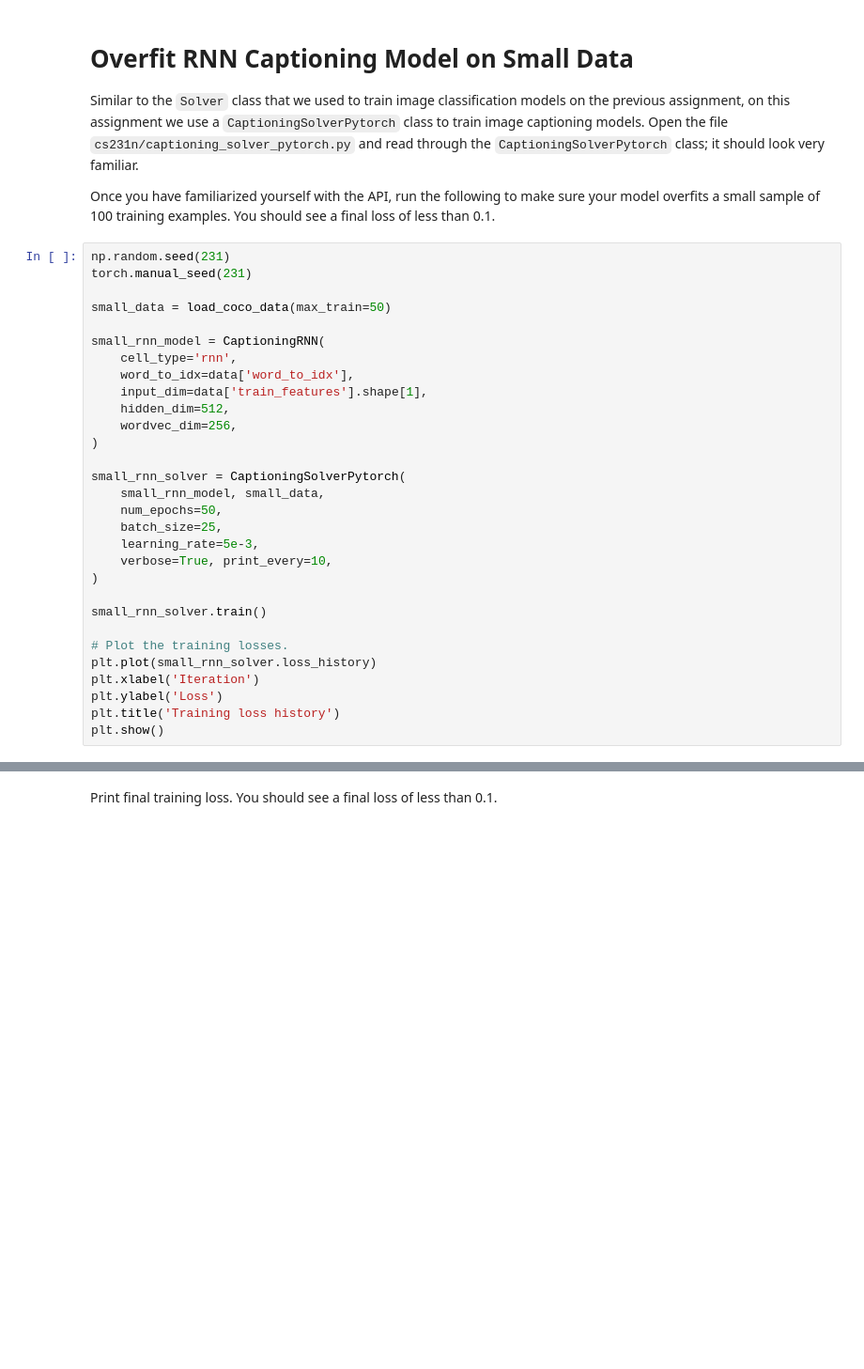
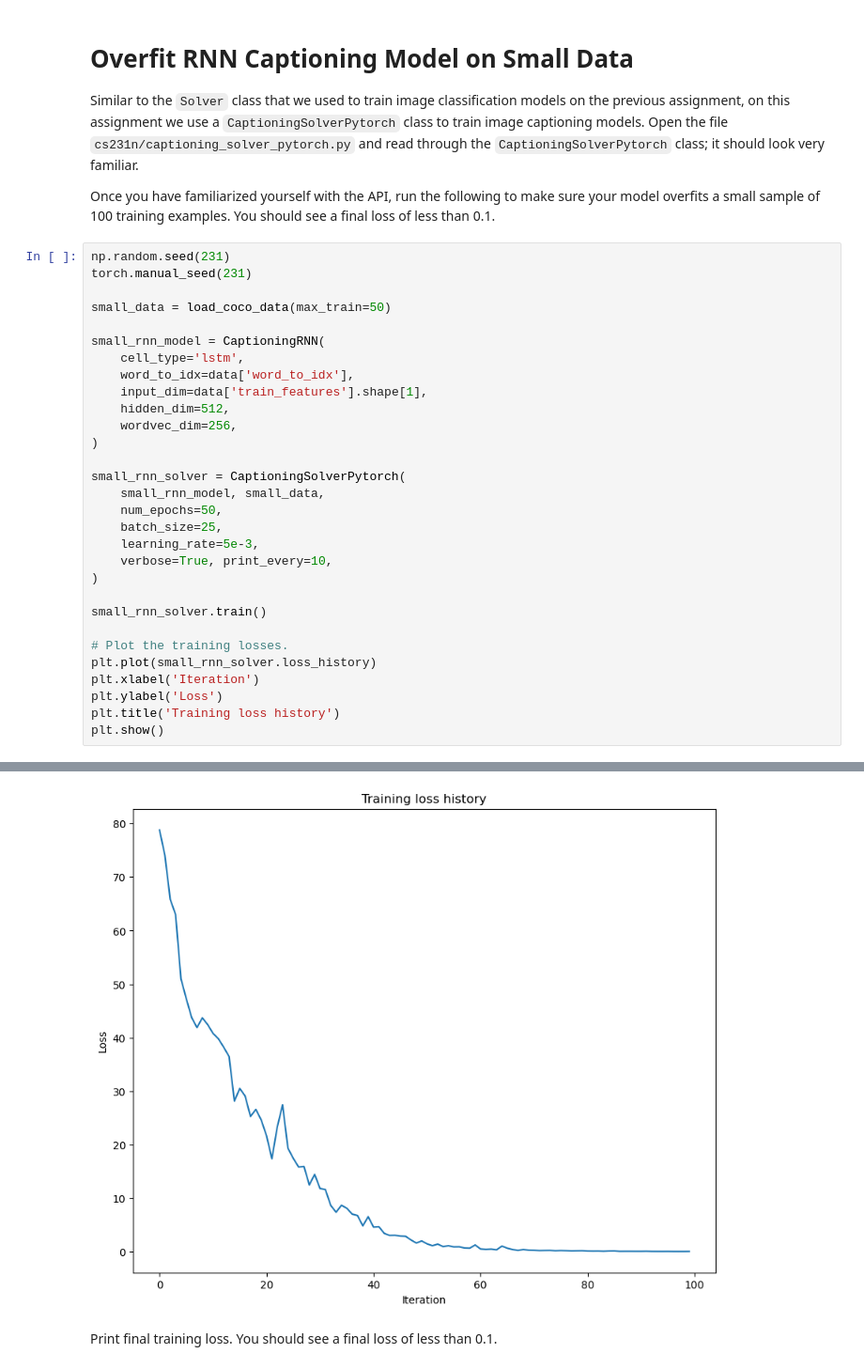
Before and after one commit to Muelsyseqwq/CS231N_2026, a Jupyter notebook: assignments/assignment2/RNN_Captioning_pytorch.ipynb, the cells around one changed output, grey strips where cells are left out. Shown at 94% size. Drawn from its saved outputs; the diff is of its cells as text; blank space fills up the shorter version.

```diff
--- a/assignments/assignment2/RNN_Captioning_pytorch.ipynb
+++ b/assignments/assignment2/RNN_Captioning_pytorch.ipynb
@@ -522,7 +592,7 @@ torch.manual_seed(231)
 small_data = load_coco_data(max_train=50)
 
 small_rnn_model = CaptioningRNN(
-    cell_type='rnn',
+    cell_type='lstm',
     word_to_idx=data['word_to_idx'],
     input_dim=data['train_features'].shape[1],
     hidden_dim=512,
@@ -545,3 +615,4 @@ plt.xlabel('Iteration')
 plt.ylabel('Loss')
 plt.title('Training loss history')
 plt.show()
+# %% [output]
@@ -548,3 +630,4 @@ plt.show()
+[figure, added]
 # %% [markdown]
 Print final training loss. You should see a final loss of less than 0.1.
 # %%
```
Also changed, not shown: parts of 19 cells of this notebook, 5 other files.
